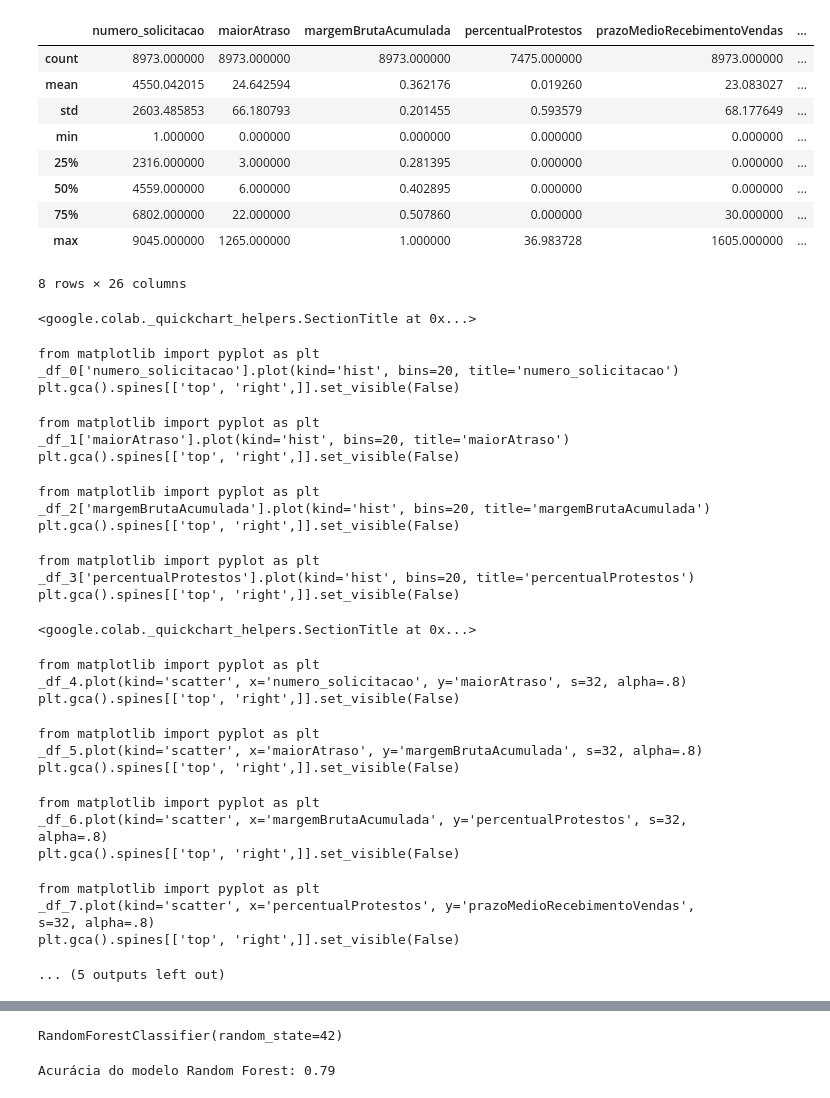
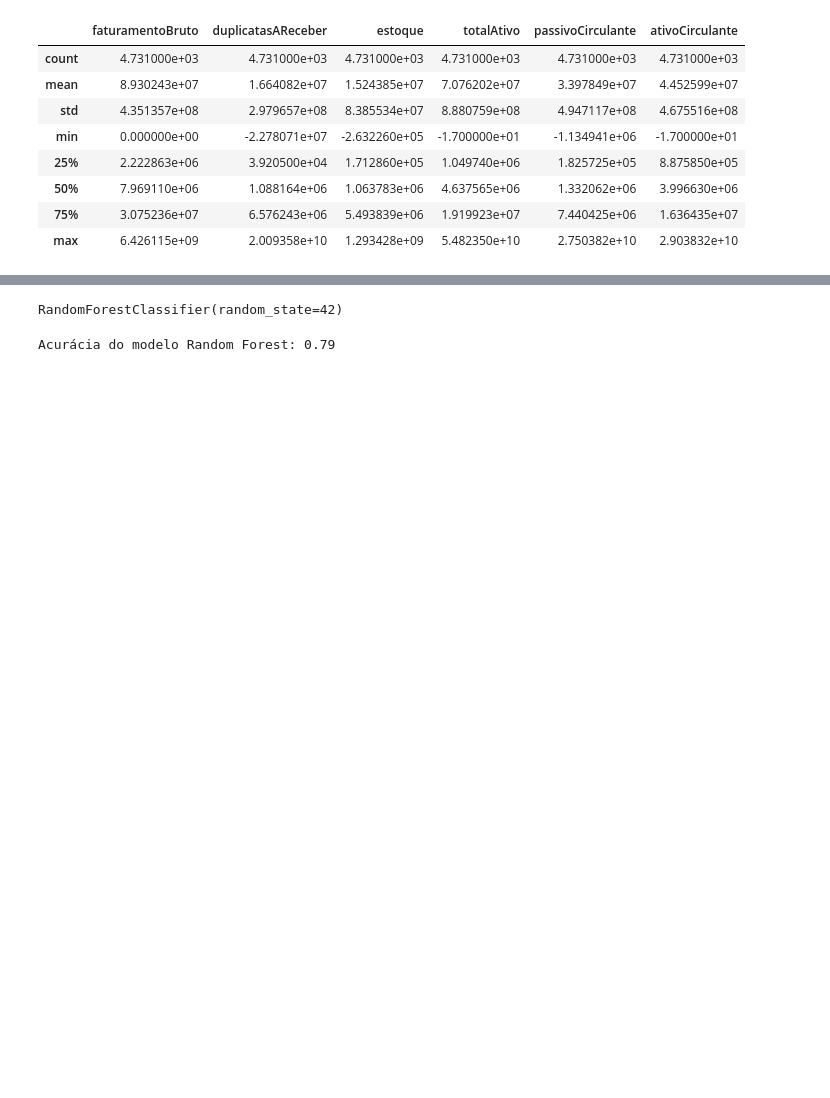
Before and after one commit to Attent1/CP2-IA, a Jupyter notebook: CP2.ipynb, the cells around one changed output, grey strips where cells are left out. Saved outputs shown, nothing was run; the diff lists cells and outputs as text; code cells hidden in the pictures; blank space fills up the shorter version.

```diff
--- a/CP2.ipynb
+++ b/CP2.ipynb
@@ -33,11 +38,8 @@ Drive already mounted at /content/drive; to attempt to forcibly remount, call dr
 # %%
 
-url = "solicitacoescredito.csv"
+url = "/content/drive/MyDrive/solicitacoescredito.csv"
 df = pd.read_csv(url)
-#df_sub = df[["faturamentoBruto", "duplicatasAReceber", "estoque", "totalAtivo", "passivoCirculante", "ativoCirculante", "empresa_MeEppMei"]]
-df_sub = df[['razaoSocial','maiorAtraso', 'percentualProtestos', 'prazoMedioRecebimentoVendas', 'titulosEmAberto', 'valorSolicitado', 'percentualRisco', 'valorAprovado', 'ativoCirculante', 'passivoCirculante', 'totalAtivo', 'endividamento', 'duplicatasAReceber', 'faturamentoBruto', 'margemBruta', 'custos', 'restricoes', 'empresa_MeEppMei', 'scorePontualidade']]
-
-# , 'intervaloFundacao'
+df_sub = df[["faturamentoBruto", "duplicatasAReceber", "estoque", "totalAtivo", "passivoCirculante", "ativoCirculante", "empresa_MeEppMei"]]
 # %%
 df_filtrado = df_sub.dropna()
 # %%
@@ -108,41 +94,13 @@ memory usage: 572.8+ KB
 # %%
-df.describe()
+df_filtrado.describe()
 # %% [output]
-|  | numero_solicitacao | maiorAtraso | margemBrutaAcumulada | percentualProtestos | prazoMedioRecebimentoVendas | ... |
-| count | 8973.000000 | 8973.000000 | 8973.000000 | 7475.000000 | 8973.000000 | ... |
-| mean | 4550.042015 | 24.642594 | 0.362176 | 0.019260 | 23.083027 | ... |
-| std | 2603.485853 | 66.180793 | 0.201455 | 0.593579 | 68.177649 | ... |
-| min | 1.000000 | 0.000000 | 0.000000 | 0.000000 | 0.000000 | ... |
-| 25% | 2316.000000 | 3.000000 | 0.281395 | 0.000000 | 0.000000 | ... |
-| 50% | 4559.000000 | 6.000000 | 0.402895 | 0.000000 | 0.000000 | ... |
-| 75% | 6802.000000 | 22.000000 | 0.507860 | 0.000000 | 30.000000 | ... |
-| max | 9045.000000 | 1265.000000 | 1.000000 | 36.983728 | 1605.000000 | ... |
+|  | faturamentoBruto | duplicatasAReceber | estoque | totalAtivo | passivoCirculante | ativoCirculante |
+| count | 4.731000e+03 | 4.731000e+03 | 4.731000e+03 | 4.731000e+03 | 4.731000e+03 | 4.731000e+03 |
+| mean | 8.930243e+07 | 1.664082e+07 | 1.524385e+07 | 7.076202e+07 | 3.397849e+07 | 4.452599e+07 |
+| std | 4.351357e+08 | 2.979657e+08 | 8.385534e+07 | 8.880759e+08 | 4.947117e+08 | 4.675516e+08 |
+| min | 0.000000e+00 | -2.278071e+07 | -2.632260e+05 | -1.700000e+01 | -1.134941e+06 | -1.700000e+01 |
+| 25% | 2.222863e+06 | 3.920500e+04 | 1.712860e+05 | 1.049740e+06 | 1.825725e+05 | 8.875850e+05 |
+| 50% | 7.969110e+06 | 1.088164e+06 | 1.063783e+06 | 4.637565e+06 | 1.332062e+06 | 3.996630e+06 |
+| 75% | 3.075236e+07 | 6.576243e+06 | 5.493839e+06 | 1.919923e+07 | 7.440425e+06 | 1.636435e+07 |
+| max | 6.426115e+09 | 2.009358e+10 | 1.293428e+09 | 5.482350e+10 | 2.750382e+10 | 2.903832e+10 |
-8 rows × 26 columns
-<google.colab._quickchart_helpers.SectionTitle at 0x...>
-from matplotlib import pyplot as plt
-_df_0['numero_solicitacao'].plot(kind='hist', bins=20, title='numero_solicitacao')
-plt.gca().spines[['top', 'right',]].set_visible(False)
-from matplotlib import pyplot as plt
-_df_1['maiorAtraso'].plot(kind='hist', bins=20, title='maiorAtraso')
-plt.gca().spines[['top', 'right',]].set_visible(False)
-from matplotlib import pyplot as plt
-_df_2['margemBrutaAcumulada'].plot(kind='hist', bins=20, title='margemBrutaAcumulada')
-plt.gca().spines[['top', 'right',]].set_visible(False)
-from matplotlib import pyplot as plt
-_df_3['percentualProtestos'].plot(kind='hist', bins=20, title='percentualProtestos')
-plt.gca().spines[['top', 'right',]].set_visible(False)
-<google.colab._quickchart_helpers.SectionTitle at 0x...>
-from matplotlib import pyplot as plt
-_df_4.plot(kind='scatter', x='numero_solicitacao', y='maiorAtraso', s=32, alpha=.8)
-plt.gca().spines[['top', 'right',]].set_visible(False)
-from matplotlib import pyplot as plt
-_df_5.plot(kind='scatter', x='maiorAtraso', y='margemBrutaAcumulada', s=32, alpha=.8)
-plt.gca().spines[['top', 'right',]].set_visible(False)
-from matplotlib import pyplot as plt
-_df_6.plot(kind='scatter', x='margemBrutaAcumulada', y='percentualProtestos', s=32, alpha=.8)
-plt.gca().spines[['top', 'right',]].set_visible(False)
-from matplotlib import pyplot as plt
-_df_7.plot(kind='scatter', x='percentualProtestos', y='prazoMedioRecebimentoVendas', s=32, alpha=.8)
-plt.gca().spines[['top', 'right',]].set_visible(False)
-... (5 outputs left out)
 # %%
```
Also changed, not shown: parts of 24 cells of this notebook.
